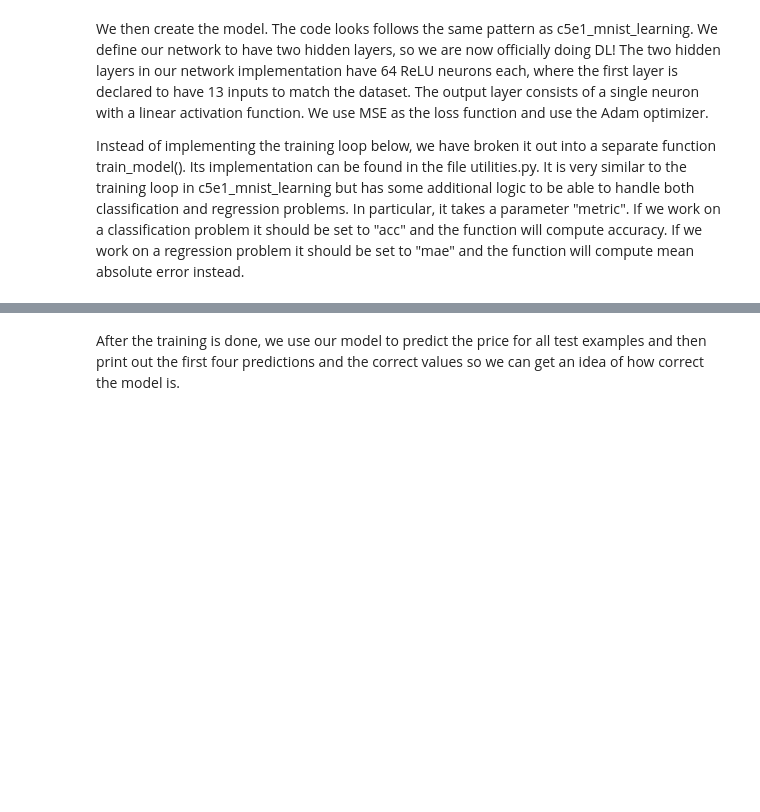
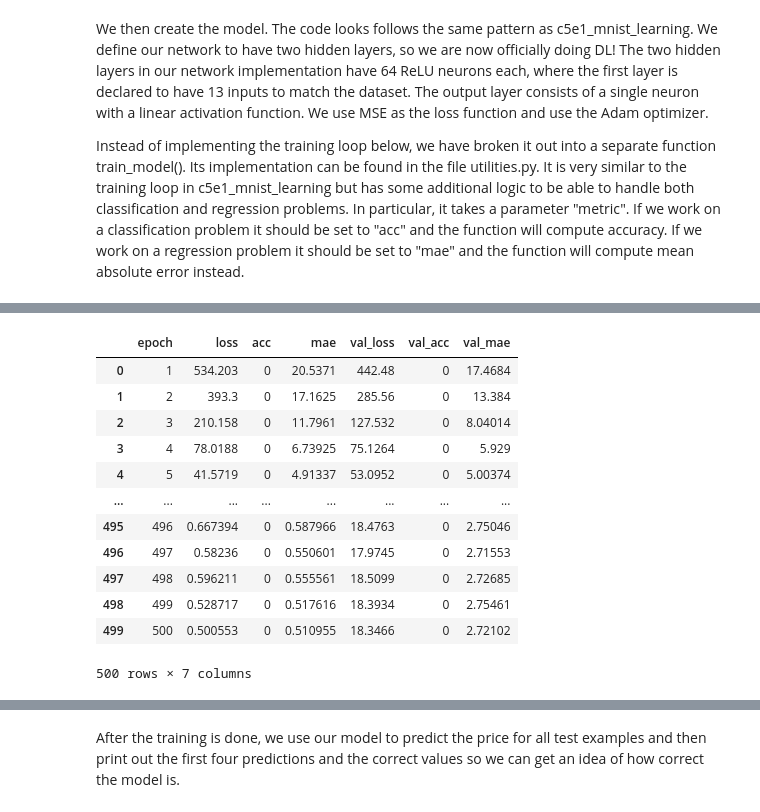
Before and after one commit to Bitdribble/LDL, a Jupyter notebook: colab/c6e1_boston.ipynb, the cells around one changed output, grey strips where cells are left out. Drawn from its saved outputs; the diff is of its cells as text; code cells hidden in the pictures; blank space fills up the shorter version.

```diff
--- a/colab/c6e1_boston.ipynb
+++ b/colab/c6e1_boston.ipynb
@@ -165,6 +157,6 @@ optimizer = torch.optim.Adam(model.parameters())
 loss_function = nn.MSELoss()
 
 # Train model.
-train_model(model, device, EPOCHS, BATCH_SIZE, trainset, testset,
-            optimizer, loss_function, 'mae')
+loss_df = train_model_w_df(model, device, EPOCHS, BATCH_SIZE, trainset, testset,
+                                optimizer, loss_function, 'mae')
 # %% [output]
@@ -188,0 +180,17 @@ Epoch 500/500 loss: 0.6135 - mae: 0.5360 - val_loss: 17.6075 - val_mae: 2.6842
+# %%
+# Display the loss_df, for sanity
+loss_df
+# %% [output]
+|  | epoch | loss | acc | mae | val_loss | val_acc | val_mae |
+| 0 | 1 | 534.203 | 0 | 20.5371 | 442.48 | 0 | 17.4684 |
+| 1 | 2 | 393.3 | 0 | 17.1625 | 285.56 | 0 | 13.384 |
+| 2 | 3 | 210.158 | 0 | 11.7961 | 127.532 | 0 | 8.04014 |
+| 3 | 4 | 78.0188 | 0 | 6.73925 | 75.1264 | 0 | 5.929 |
+| 4 | 5 | 41.5719 | 0 | 4.91337 | 53.0952 | 0 | 5.00374 |
+| ... | ... | ... | ... | ... | ... | ... | ... |
+| 495 | 496 | 0.667394 | 0 | 0.587966 | 18.4763 | 0 | 2.75046 |
+| 496 | 497 | 0.58236 | 0 | 0.550601 | 17.9745 | 0 | 2.71553 |
+| 497 | 498 | 0.596211 | 0 | 0.555561 | 18.5099 | 0 | 2.72685 |
+| 498 | 499 | 0.528717 | 0 | 0.517616 | 18.3934 | 0 | 2.75461 |
+| 499 | 500 | 0.500553 | 0 | 0.510955 | 18.3466 | 0 | 2.72102 |
+500 rows × 7 columns
```
Also changed, not shown: parts of 5 cells of this notebook.
